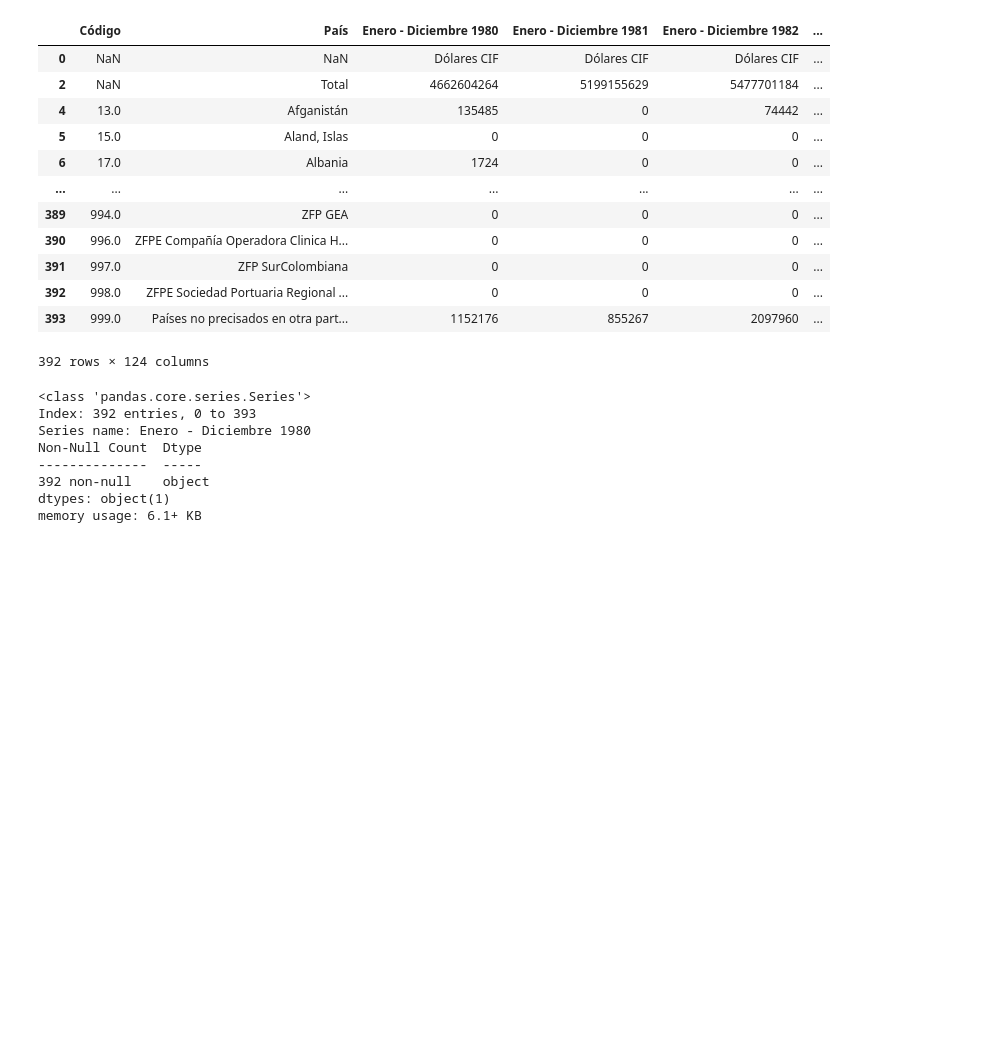
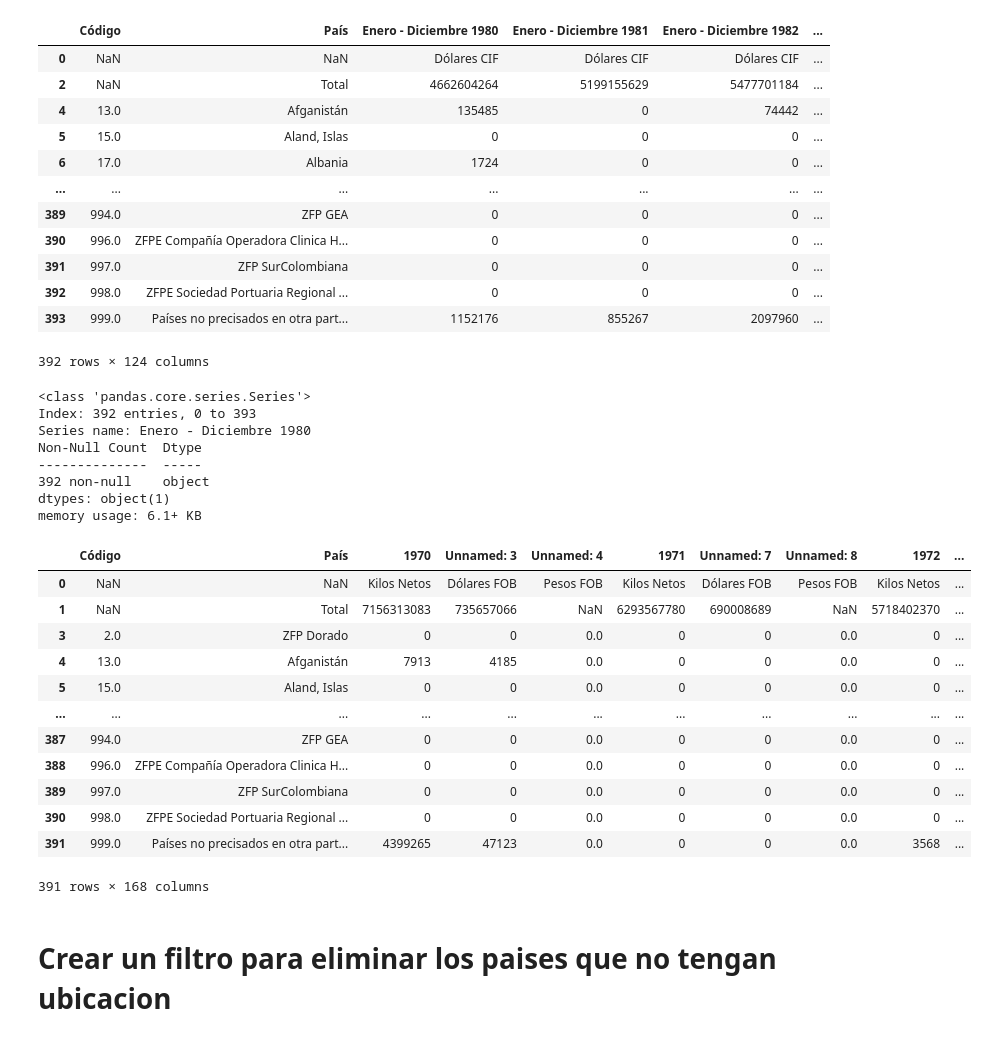
Before and after one commit to Davichobacter/ds-4geeks, a Jupyter notebook: Gravitational_Model.ipynb, the cells around one changed output. Saved outputs shown, nothing was run; the diff lists cells and outputs as text; code cells hidden in the pictures; blank space fills up the shorter version.

```diff
--- a/Gravitational_Model.ipynb
+++ b/Gravitational_Model.ipynb
@@ -495,3 +495,25 @@ Non-Null Count  Dtype
 392 non-null    object
 dtypes: object(1)
 memory usage: 6.1+ KB
+# %%
+datos = df_exportations.iloc[1:, 2:].copy()
+datos = datos.astype(str)
+datos = datos.applymap(lambda x: pd.to_numeric(str(x).replace(',', '').strip(), errors='coerce'))
+df_exportations.iloc[1:, 2:] = datos
+df_exportations
+# %% [output]
+|  | Código | País | 1970 | Unnamed: 3 | Unnamed: 4 | 1971 | Unnamed: 7 | Unnamed: 8 | 1972 | ... |
+| 0 | NaN | NaN | Kilos Netos | Dólares FOB | Pesos FOB | Kilos Netos | Dólares FOB | Pesos FOB | Kilos Netos | ... |
+| 1 | NaN | Total | 7156313083 | 735657066 | NaN | 6293567780 | 690008689 | NaN | 5718402370 | ... |
+| 3 | 2.0 | ZFP Dorado | 0 | 0 | 0.0 | 0 | 0 | 0.0 | 0 | ... |
+| 4 | 13.0 | Afganistán | 7913 | 4185 | 0.0 | 0 | 0 | 0.0 | 0 | ... |
+| 5 | 15.0 | Aland, Islas | 0 | 0 | 0.0 | 0 | 0 | 0.0 | 0 | ... |
+| ... | ... | ... | ... | ... | ... | ... | ... | ... | ... | ... |
+| 387 | 994.0 | ZFP GEA | 0 | 0 | 0.0 | 0 | 0 | 0.0 | 0 | ... |
+| 388 | 996.0 | ZFPE Compañía Operadora Clinica H... | 0 | 0 | 0.0 | 0 | 0 | 0.0 | 0 | ... |
+| 389 | 997.0 | ZFP SurColombiana | 0 | 0 | 0.0 | 0 | 0 | 0.0 | 0 | ... |
+| 390 | 998.0 | ZFPE Sociedad Portuaria Regional ... | 0 | 0 | 0.0 | 0 | 0 | 0.0 | 0 | ... |
+| 391 | 999.0 | Países no precisados en otra part... | 4399265 | 47123 | 0.0 | 0 | 0 | 0.0 | 3568 | ... |
+391 rows × 168 columns
+# %% [markdown]
+# Crear un filtro para eliminar los paises que no tengan ubicacion
```
